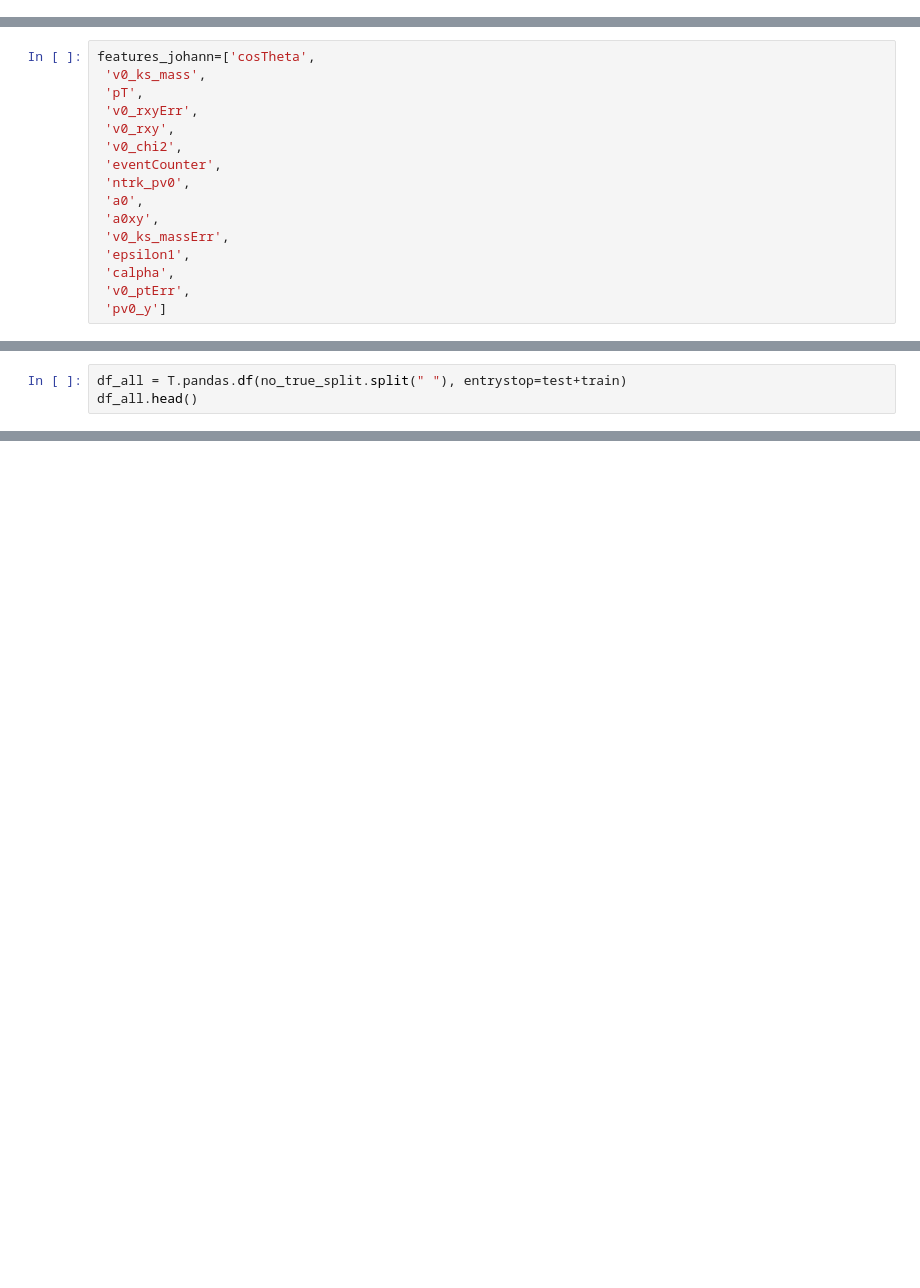
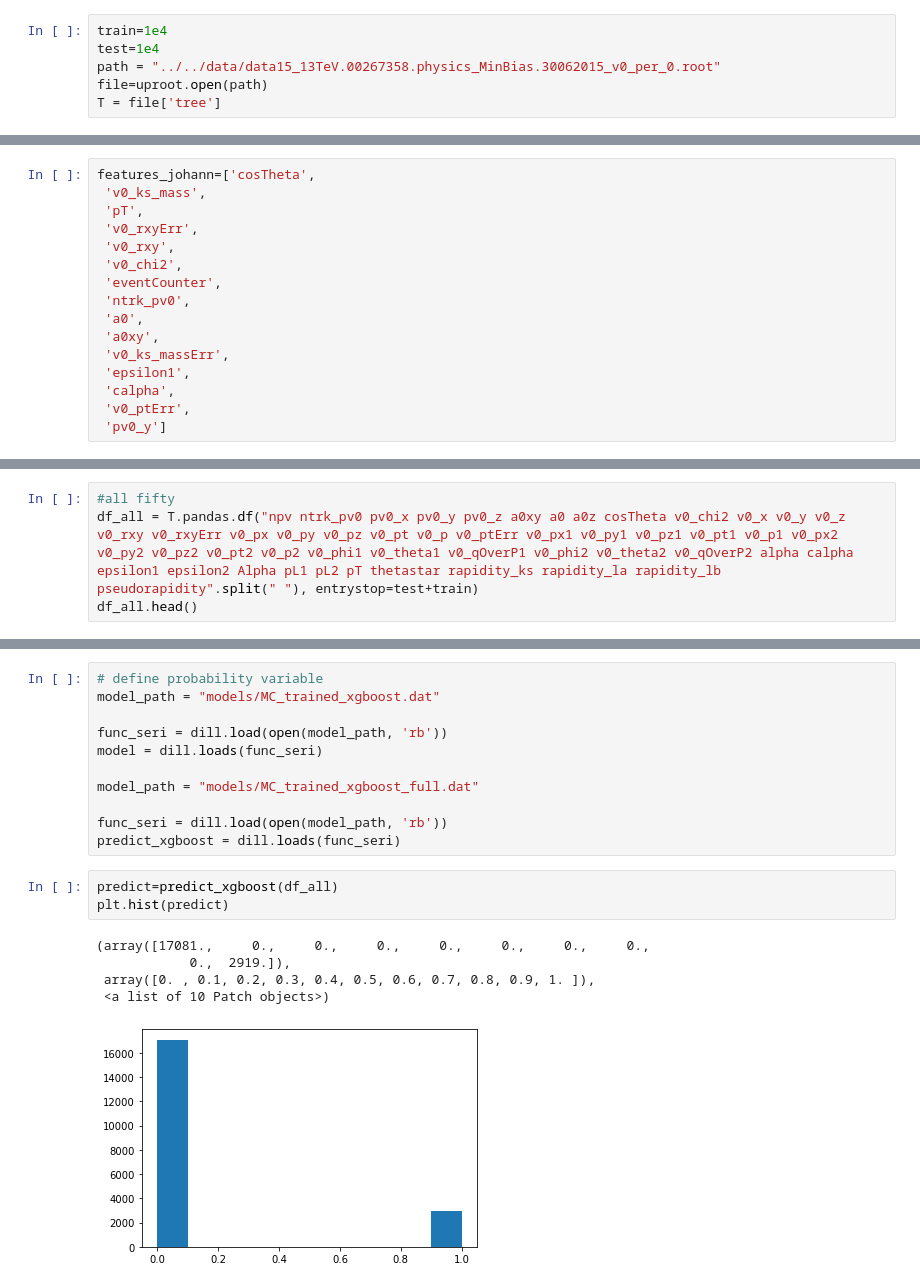
Before and after one commit to astrockragh/troels_projekt, a Jupyter notebook: Code/kshort/decorrelation.ipynb, the cells around one changed output, grey strips where cells are left out. Cells and saved outputs as stored; diff of their text form; blank space fills up the shorter version.

```diff
--- a/Code/kshort/decorrelation.ipynb
+++ b/Code/kshort/decorrelation.ipynb
@@ -3,6 +3,12 @@ import pandas as pd
 import uproot, dill, os
 import numpy as np
 import matplotlib.pyplot as plt
+# %%
+train=1e4
+test=1e4
+path = "../../data/data15_13TeV.00267358.physics_MinBias.30062015_v0_per_0.root"
+file=uproot.open(path)
+T = file['tree']
 # %%
 allstring=''
 keys=[]
@@ -45,6 +46,3 @@ df = T.pandas.df("v0_rxy v0_chi2 cosTheta v0_ks_mass trueKs".split(" "), entryst
 df_test=df.sample(frac=0.5)
 df_train=df.loc[~df.index.isin(df_test.index)]
 # df_test.describe(), df_train.describe()
-# %%
-df_all = T.pandas.df(no_true_split.split(" "), entrystop=test+train)
-df_all.head()
@@ -59,0 +49,4 @@ df_all.head()
+# %%
+#all fifty
+df_all = T.pandas.df("npv ntrk_pv0 pv0_x pv0_y pv0_z a0xy a0 a0z cosTheta v0_chi2 v0_x v0_y v0_z v0_rxy v0_rxyErr v0_px v0_py v0_pz v0_pt v0_p v0_ptErr v0_px1 v0_py1 v0_pz1 v0_pt1 v0_p1 v0_px2 v0_py2 v0_pz2 v0_pt2 v0_p2 v0_phi1 v0_theta1 v0_qOverP1 v0_phi2 v0_theta2 v0_qOverP2 alpha calpha epsilon1 epsilon2 Alpha pL1 pL2 pT thetastar rapidity_ks rapidity_la rapidity_lb pseudorapidity".split(" "), entrystop=test+train)
+df_all.head()
@@ -59,0 +62,20 @@ df_all.head()
+# %%
+# define probability variable
+model_path = "models/MC_trained_xgboost.dat"
+
+func_seri = dill.load(open(model_path, 'rb'))
+model = dill.loads(func_seri)
+
+model_path = "models/MC_trained_xgboost_full.dat"
+
+func_seri = dill.load(open(model_path, 'rb'))
+predict_xgboost = dill.loads(func_seri)
+# %%
+predict=predict_xgboost(df_all)
+plt.hist(predict)
+# %% [output]
+(array([17081.,     0.,     0.,     0.,     0.,     0.,     0.,     0.,
+            0.,  2919.]),
+ array([0. , 0.1, 0.2, 0.3, 0.4, 0.5, 0.6, 0.7, 0.8, 0.9, 1. ]),
+ <a list of 10 Patch objects>)
+[figure, added]
```
Also changed, not shown: parts of 15 cells of this notebook, 10 other files.
